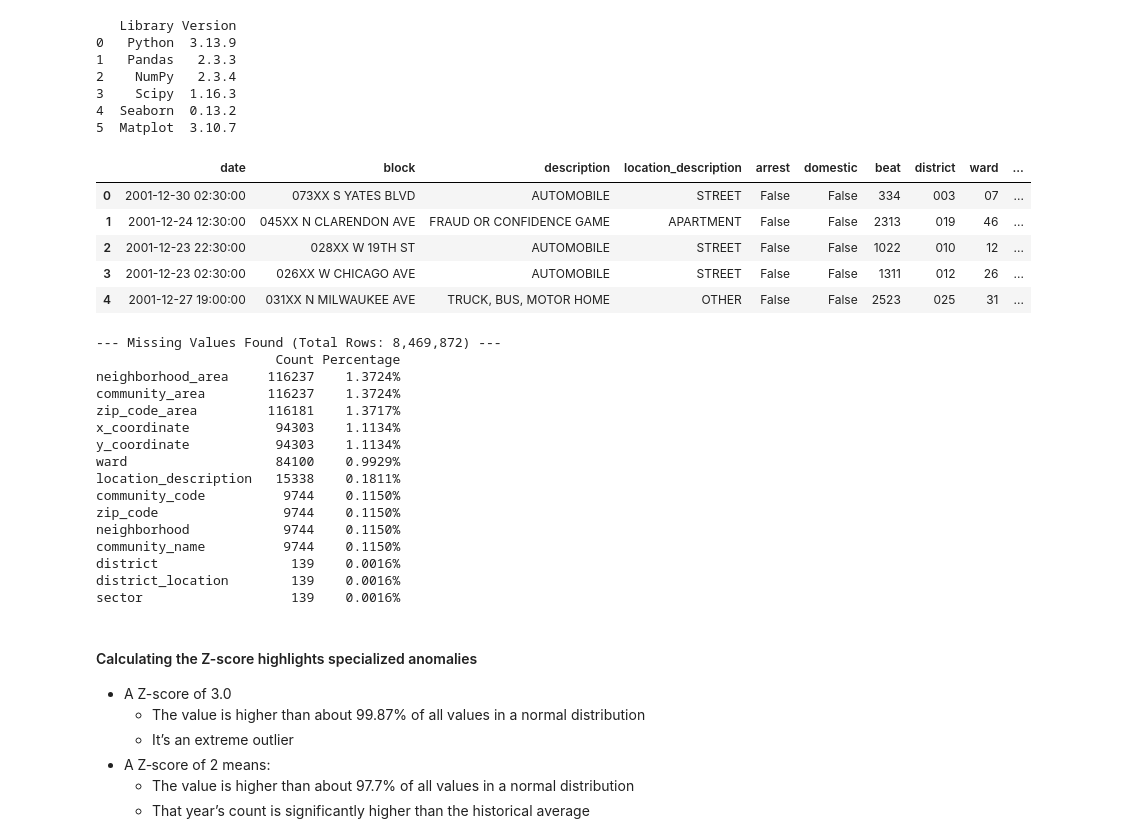
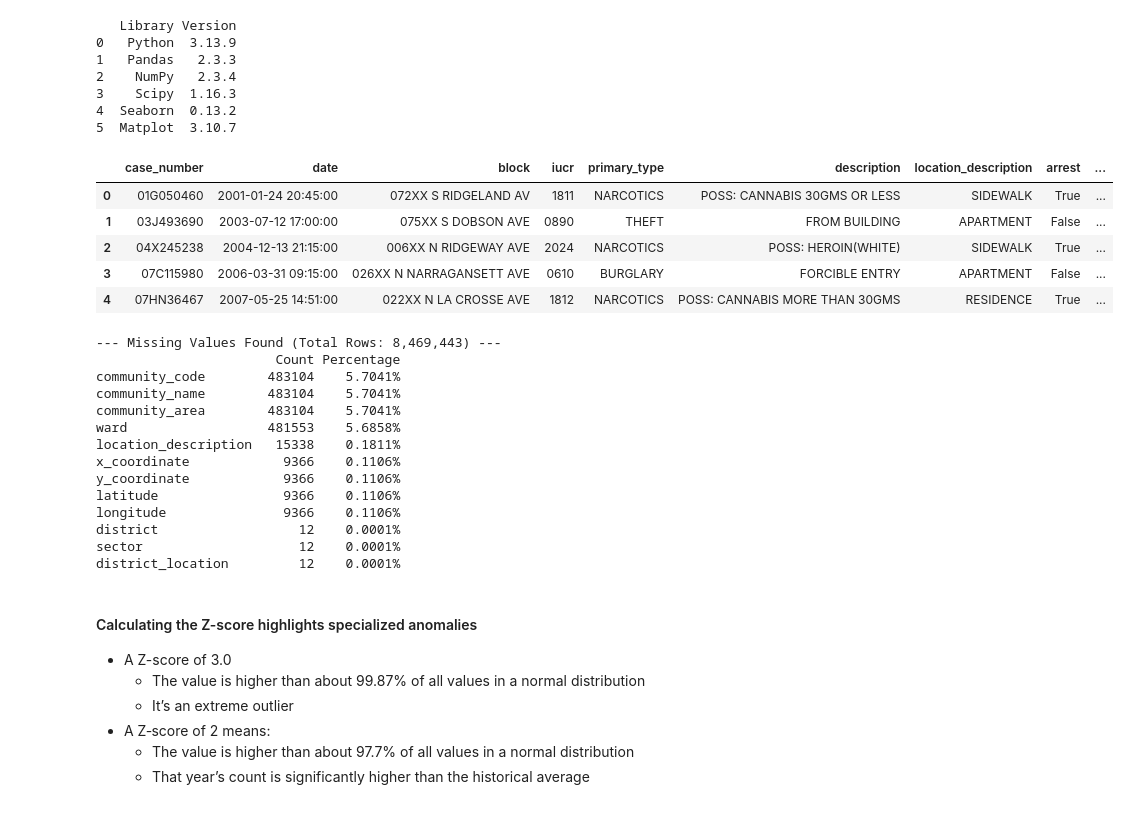
Before and after one commit to SirErikPak/ChicagoCrime, a Jupyter notebook: Notebook/ChicagoCrimeExploratoryClusterAnalysis.ipynb, the cells around one changed output. Drawn from its saved outputs; the diff is of its cells as text; code cells hidden in the pictures.

Commit message:
Refactor ChicagoCrimeWrangle notebook: Update district and case details, enhance column naming, and improve data representation

```diff
--- a/Notebook/ChicagoCrimeExploratoryClusterAnalysis.ipynb
+++ b/Notebook/ChicagoCrimeExploratoryClusterAnalysis.ipynb
@@ -60,42 +60,35 @@ arrow_int64 = pd.ArrowDtype(pa.int64())
 4  Seaborn  0.13.2
 5  Matplot  3.10.7
 # %%
-# Read Arrow IPC file
-with open('../Data/crime_data.arrow', 'rb') as f:
-    reader = ipc.open_file(f)
-    table = reader.read_all()
-
-# Convert back to pandas (Arrow‑backed)
-df = table.to_pandas(types_mapper=pd.ArrowDtype)
-# Display
+# PyArrow's version of the 'arrow' backend
+df = feather.read_feather('../Data/crime_data.feather', memory_map=True, types_mapper=pd.ArrowDtype)
+# display
 df.head()
 # %% [output]
-|  | date | block | description | location_description | arrest | domestic | beat | district | ward | ... |
-| 0 | 2001-12-30 02:30:00 | 073XX S YATES BLVD | AUTOMOBILE | STREET | False | False | 334 | 003 | 07 | ... |
-| 1 | 2001-12-24 12:30:00 | 045XX N CLARENDON AVE | FRAUD OR CONFIDENCE GAME | APARTMENT | False | False | 2313 | 019 | 46 | ... |
-| 2 | 2001-12-23 22:30:00 | 028XX W 19TH ST | AUTOMOBILE | STREET | False | False | 1022 | 010 | 12 | ... |
-| 3 | 2001-12-23 02:30:00 | 026XX W CHICAGO AVE | AUTOMOBILE | STREET | False | False | 1311 | 012 | 26 | ... |
-| 4 | 2001-12-27 19:00:00 | 031XX N MILWAUKEE AVE | TRUCK, BUS, MOTOR HOME | OTHER | False | False | 2523 | 025 | 31 | ... |
+|  | case_number | date | block | iucr | primary_type | description | location_description | arrest | ... |
+| 0 | 01G050460 | 2001-01-24 20:45:00 | 072XX S RIDGELAND AV | 1811 | NARCOTICS | POSS: CANNABIS 30GMS OR LESS | SIDEWALK | True | ... |
+| 1 | 03J493690 | 2003-07-12 17:00:00 | 075XX S DOBSON AVE | 0890 | THEFT | FROM BUILDING | APARTMENT | False | ... |
+| 2 | 04X245238 | 2004-12-13 21:15:00 | 006XX N RIDGEWAY AVE | 2024 | NARCOTICS | POSS: HEROIN(WHITE) | SIDEWALK | True | ... |
+| 3 | 07C115980 | 2006-03-31 09:15:00 | 026XX N NARRAGANSETT AVE | 0610 | BURGLARY | FORCIBLE ENTRY | APARTMENT | False | ... |
+| 4 | 07HN36467 | 2007-05-25 14:51:00 | 022XX N LA CROSSE AVE | 1812 | NARCOTICS | POSS: CANNABIS MORE THAN 30GMS | RESIDENCE | True | ... |
 # %%
 # NaNs
 utils.any_nans(df)
 # %% [output]
---- Missing Values Found (Total Rows: 8,469,872) ---
+--- Missing Values Found (Total Rows: 8,469,443) ---
                        Count Percentage
-neighborhood_area     116237    1.3724%
-community_area        116237    1.3724%
-zip_code_area         116181    1.3717%
-x_coordinate           94303    1.1134%
-y_coordinate           94303    1.1134%
-ward                   84100    0.9929%
+community_code        483104    5.7041%
+community_name        483104    5.7041%
+community_area        483104    5.7041%
+ward                  481553    5.6858%
 location_description   15338    0.1811%
-community_code          9744    0.1150%
-zip_code                9744    0.1150%
-neighborhood            9744    0.1150%
-community_name          9744    0.1150%
-district                 139    0.0016%
-district_location        139    0.0016%
-sector                   139    0.0016%
+x_coordinate            9366    0.1106%
+y_coordinate            9366    0.1106%
+latitude                9366    0.1106%
+longitude               9366    0.1106%
+district                  12    0.0001%
+sector                    12    0.0001%
+district_location         12    0.0001%
 # %% [markdown]
 #### Calculating the Z-score highlights specialized anomalies
 - A Z-score of 3.0
```
Also changed, not shown: parts of 3 cells of this notebook, 13 other files.
